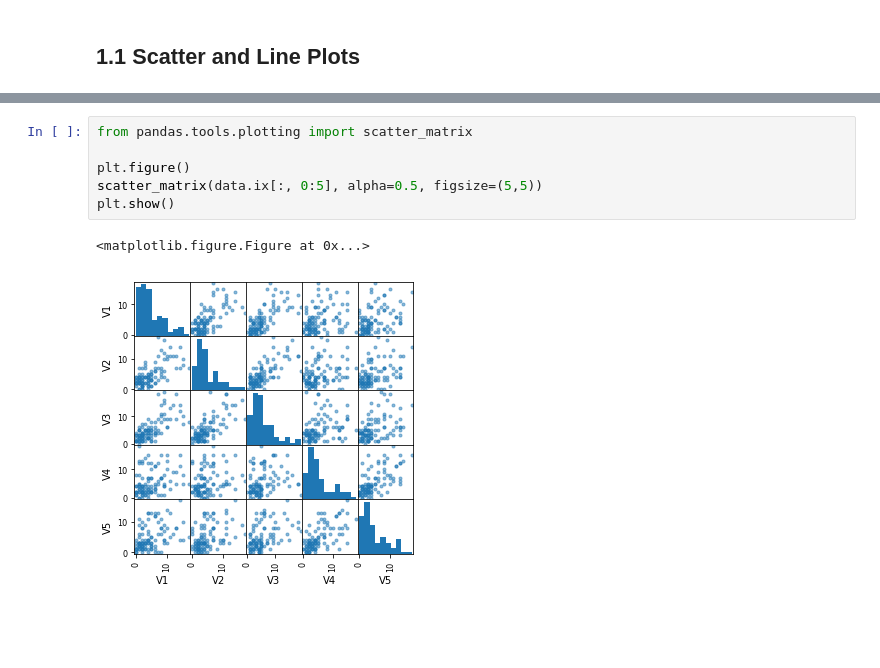
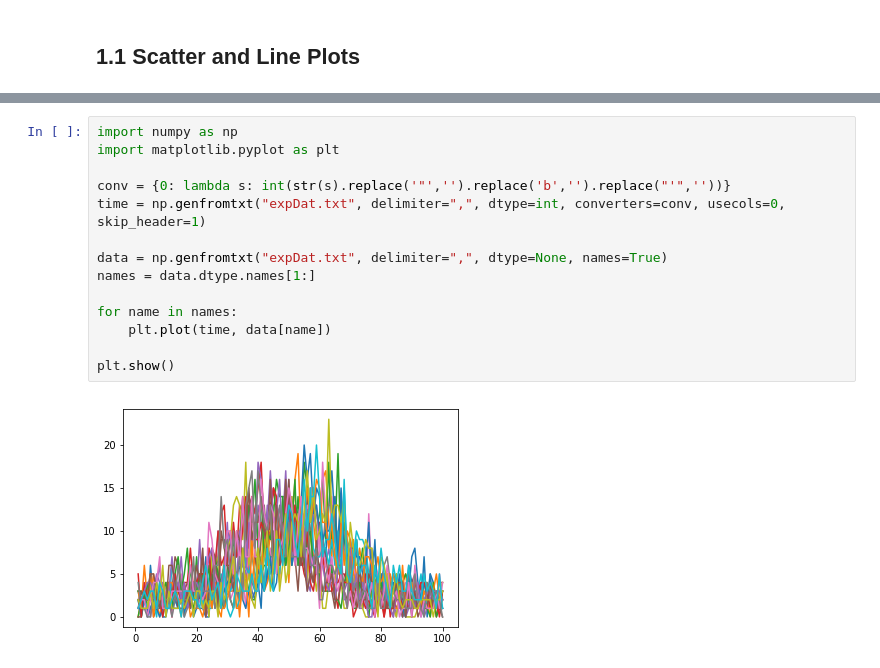
Before and after one commit to davidmunkacsi93/machine-intelligence, a Jupyter notebook: 01_Data_Processing/01_Solution/01_sheet.ipynb, the cells around one changed output, grey strips where cells are left out. Saved outputs shown, nothing was run; the diff lists cells and outputs as text; blank space fills up the shorter version.

Commit message:
Revert "Line plot and scatter plot matrix."
This reverts commit e98871dbfb268bf61bf722771149d80493236779.

```diff
--- a/01_Data_Processing/01_Solution/01_sheet.ipynb
+++ b/01_Data_Processing/01_Solution/01_sheet.ipynb
@@ -19,9 +5,16 @@ plt.show()
-# %%
-from pandas.tools.plotting import scatter_matrix
-
-plt.figure()
-scatter_matrix(data.ix[:, 0:5], alpha=0.5, figsize=(5,5))
-plt.show()
-# %% [output]
-<matplotlib.figure.Figure at 0x...>
-[figure, removed]
+# %%
+import numpy as np
+import matplotlib.pyplot as plt
+
+conv = {0: lambda s: int(str(s).replace('"','').replace('b','').replace("'",''))}
+time = np.genfromtxt("expDat.txt", delimiter=",", dtype=int, converters=conv, usecols=0, skip_header=1)
+
+data = np.genfromtxt("expDat.txt", delimiter=",", dtype=None, names=True)
+names = data.dtype.names[1:]
+
+for name in names:
+    plt.plot(time, data[name])
+
+plt.show()
+# %% [output]
+[figure, added]
```
Also changed, not shown: parts of 23 cells of this notebook.
